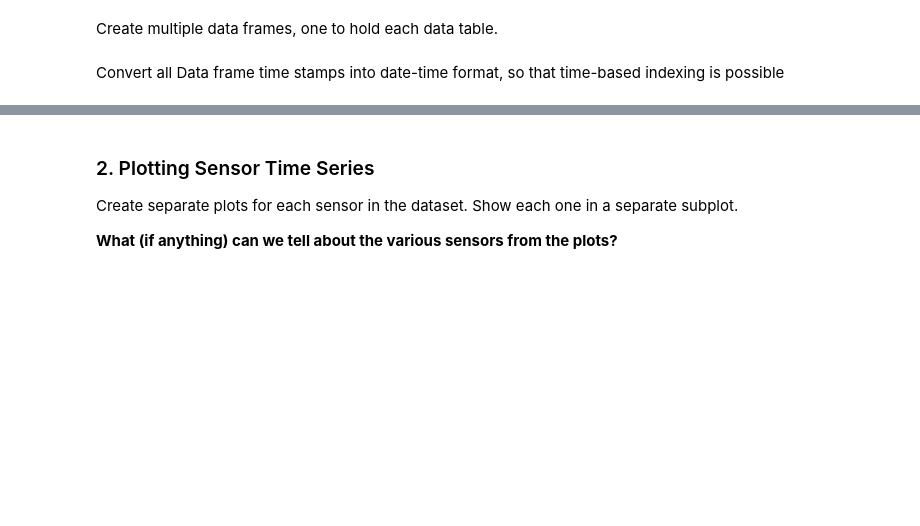
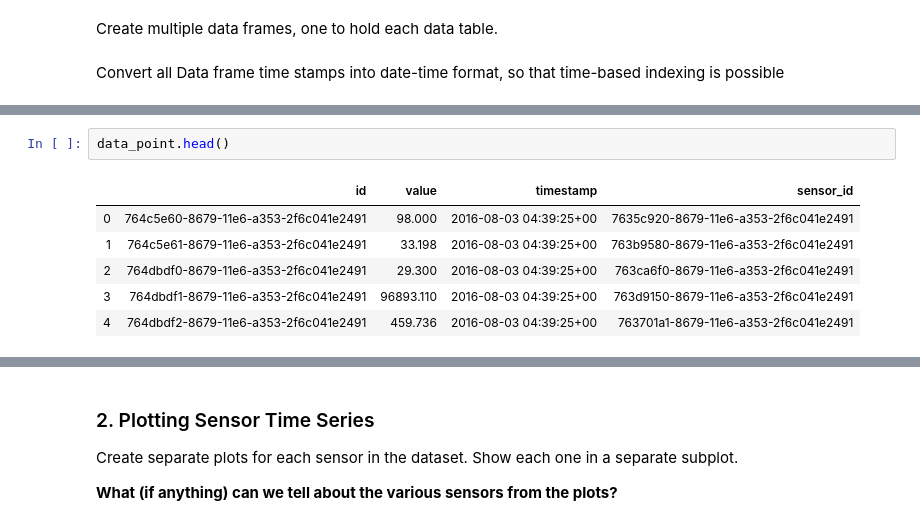
Before and after one commit to Opondoh/Digital_Thread_Summative, a Jupyter notebook: Summative.ipynb, the cells around one changed output, grey strips where cells are left out. Cells and saved outputs as stored; diff of their text form; blank space fills up the shorter version.

```diff
--- a/Summative.ipynb
+++ b/Summative.ipynb
@@ -42,0 +60,9 @@ Convert all Data frame time stamps into date-time format, so that time-based ind
+# %%
+data_point.head()
+# %% [output]
+|  | id | value | timestamp | sensor_id |
+| 0 | 764c5e60-8679-11e6-a353-2f6c041e2491 | 98.000 | 2016-08-03 04:39:25+00 | 7635c920-8679-11e6-a353-2f6c041e2491 |
+| 1 | 764c5e61-8679-11e6-a353-2f6c041e2491 | 33.198 | 2016-08-03 04:39:25+00 | 763b9580-8679-11e6-a353-2f6c041e2491 |
+| 2 | 764dbdf0-8679-11e6-a353-2f6c041e2491 | 29.300 | 2016-08-03 04:39:25+00 | 763ca6f0-8679-11e6-a353-2f6c041e2491 |
+| 3 | 764dbdf1-8679-11e6-a353-2f6c041e2491 | 96893.110 | 2016-08-03 04:39:25+00 | 763d9150-8679-11e6-a353-2f6c041e2491 |
+| 4 | 764dbdf2-8679-11e6-a353-2f6c041e2491 | 459.736 | 2016-08-03 04:39:25+00 | 763701a1-8679-11e6-a353-2f6c041e2491 |
```
Also changed, not shown: parts of 6 cells of this notebook.
